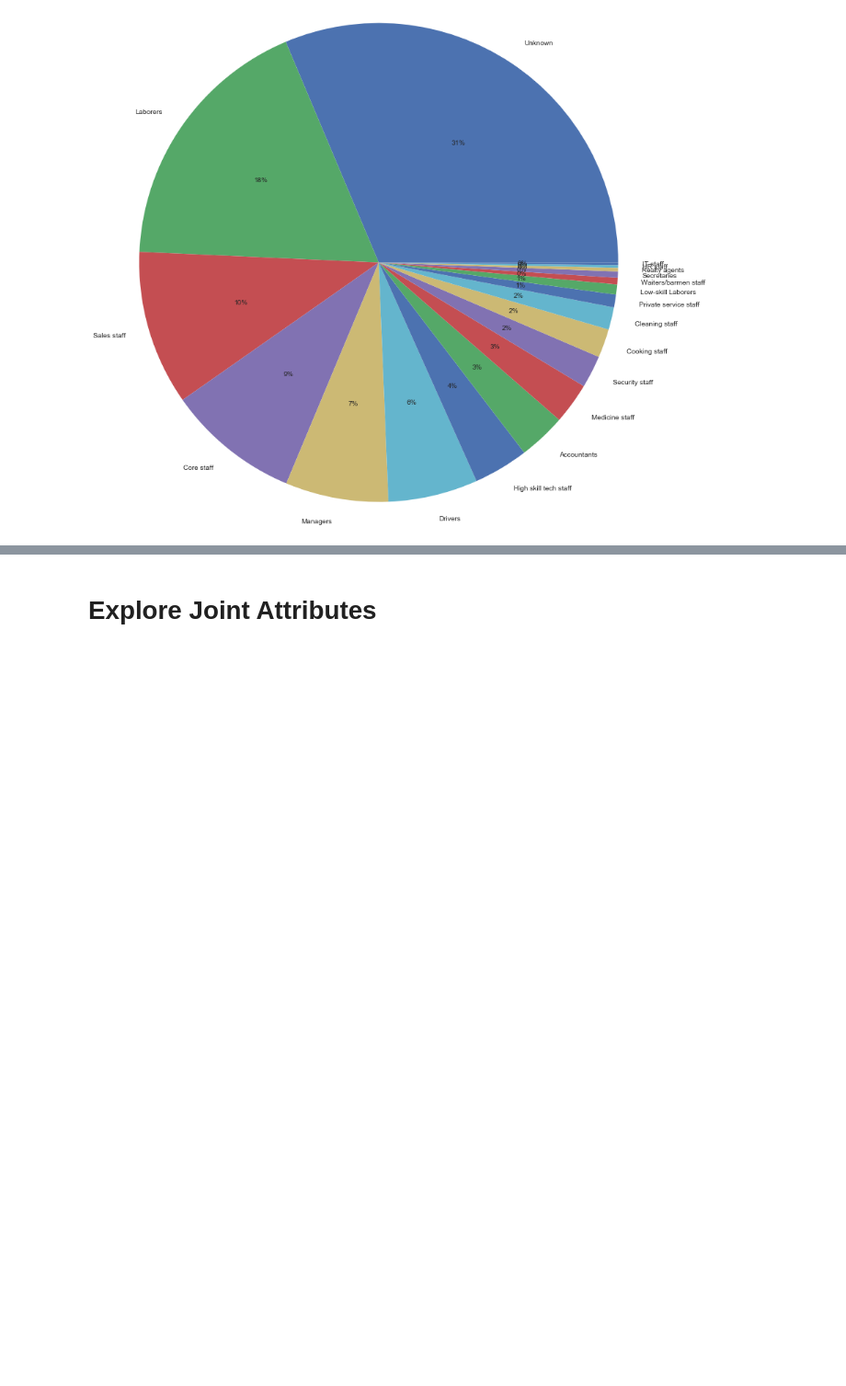
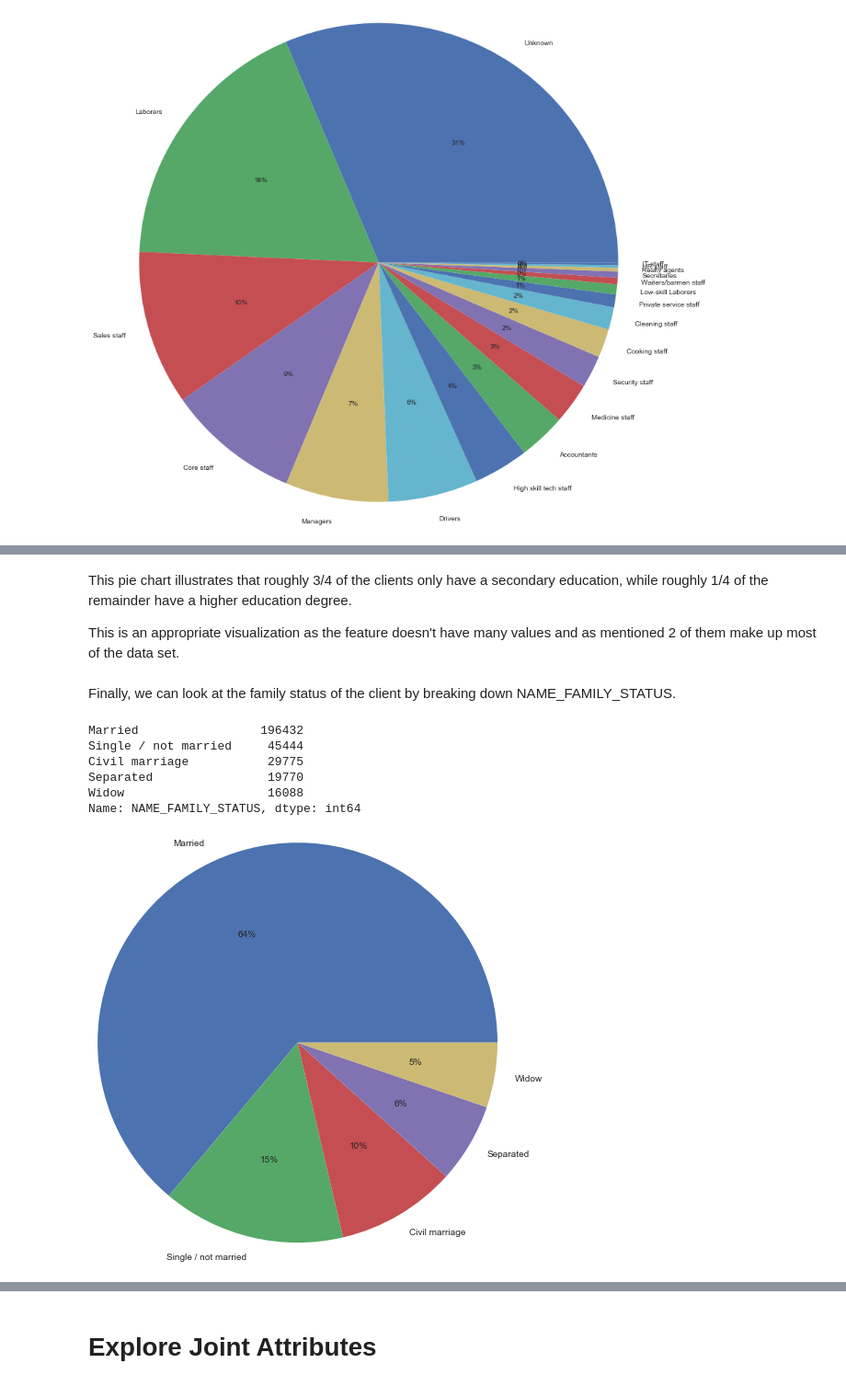
Before and after one commit to mihir787/data_mining_project1, a Jupyter notebook: cleaning_test_data.ipynb, the cells around one changed output, grey strips where cells are left out. Shown at 92% size. Cells and saved outputs as stored; diff of their text form; code cells hidden in the pictures; blank space fills up the shorter version.

```diff
--- a/cleaning_test_data.ipynb
+++ b/cleaning_test_data.ipynb
@@ -521,0 +547,24 @@ This pie chart is useful in that it shows among the most popular occupations for
+# %% [markdown]
+This pie chart illustrates that roughly 3/4 of the clients only have a secondary education, while roughly 1/4 of the remainder have a higher education degree.
+
+This is an appropriate visualization as the feature doesn't have many values and as mentioned 2 of them make up most of the data set.
+# %% [markdown]
+Finally, we can look at the family status of the client by breaking down NAME_FAMILY_STATUS.
+# %%
+df4 = df[df['NAME_FAMILY_STATUS'] != 'Unknown']   # let's remove Unknowns here as there are only 2 records
+df_family_count = df4['NAME_FAMILY_STATUS'].value_counts()
+df_family_count
+# %% [output]
+Married                 196432
+Single / not married     45444
+Civil marriage           29775
+Separated                19770
+Widow                    16088
+Name: NAME_FAMILY_STATUS, dtype: int64
+# %%
+family_labels = ['Married','Single / not married','Civil marriage','Separated','Widow']
+plt.axis('equal')
+plt.pie(df_family_count, radius=2.5, autopct='%0.0f%%', labels=family_labels)
+plt.show()
+# %% [output]
+[figure, added]
```
Also changed, not shown: parts of 17 cells of this notebook.
